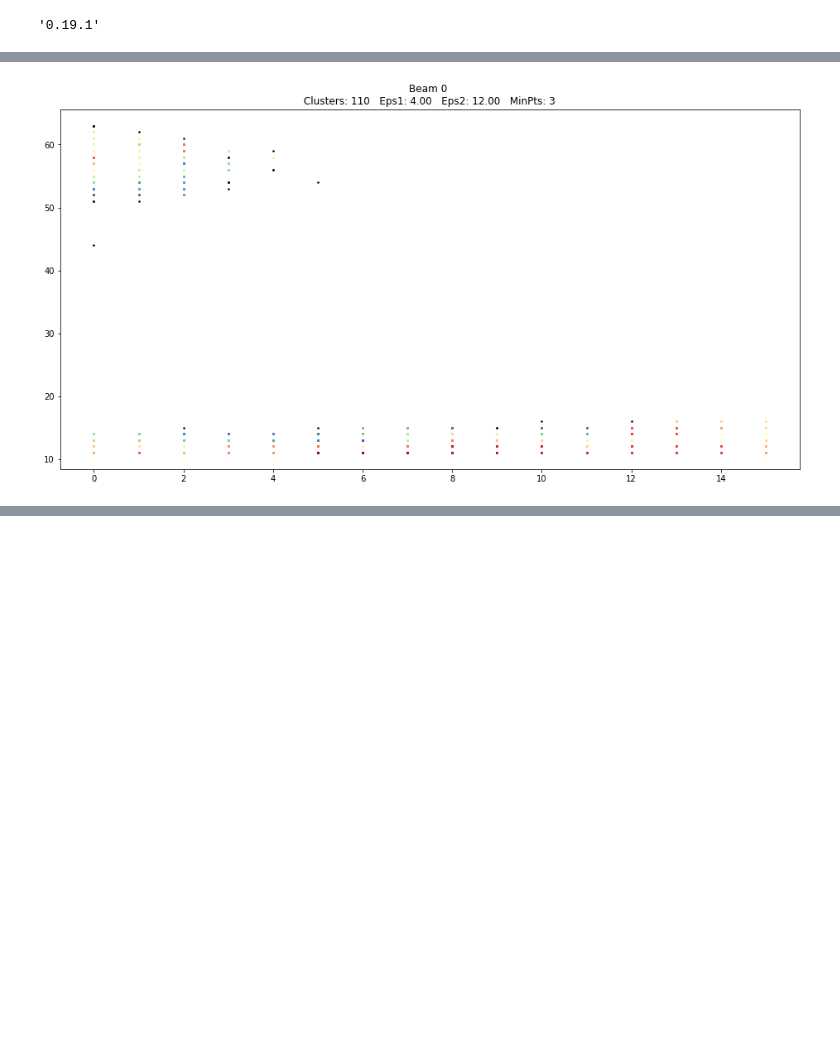
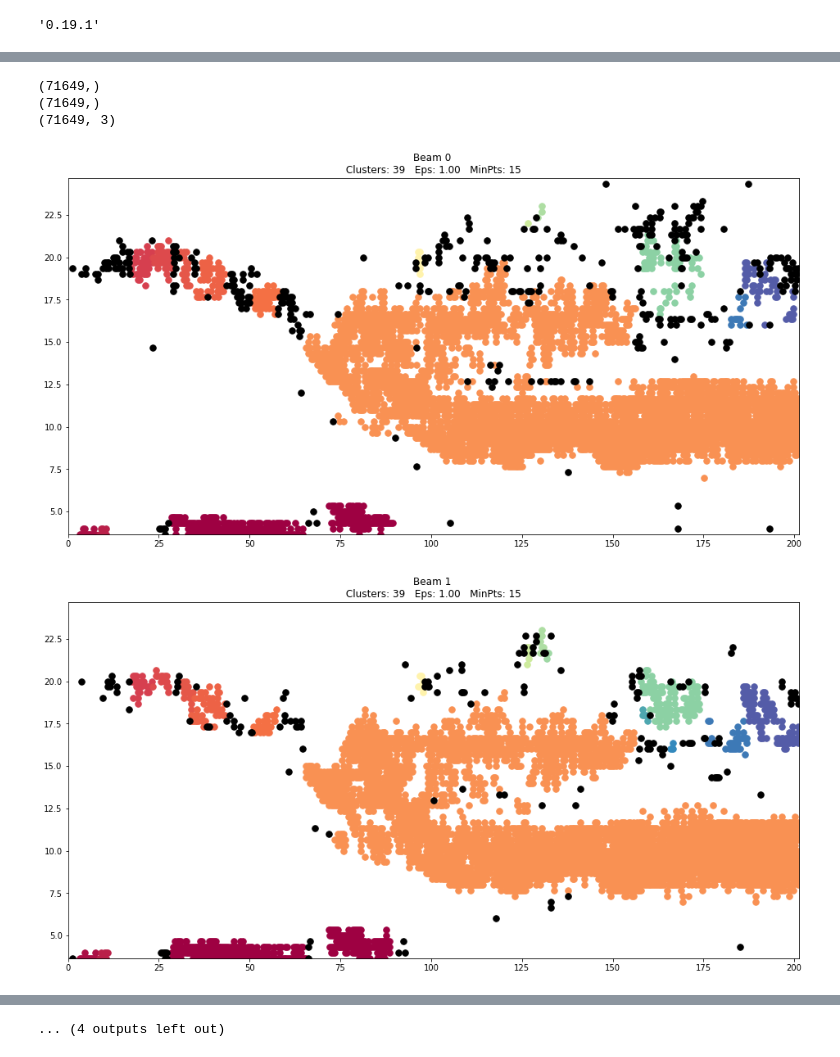
Before and after one commit to vtsuperdarn/clustering_superdarn_data, a Jupyter notebook: dbscan.ipynb, the cells around one changed output, grey strips where cells are left out. Cells and saved outputs as stored; diff of their text form; code cells hidden in the pictures; blank space fills up the shorter version.

Commit message:
Added Grid-based DBSCAN and GMM+DBSCAN plotter

```diff
--- a/dbscan.ipynb
+++ b/dbscan.ipynb
@@ -9,7 +9,7 @@ from superdarn_cluster.dbtools import flatten_data_11_features, read_db
 import datetime as dt
 
 start_time = dt.datetime(2018, 2, 7, 12)
-end_time = dt.datetime(2018, 2, 7, 14)
+end_time = dt.datetime(2018, 2, 7, 20)
 rad = 'sas'
 db_path = "./Data/sas_GSoC_2018-02-07.db"
 b = 0
@@ -42,6 +42,7 @@ scaled_time = (time - time[0]) * 0.000467 #(time - np.floor(time)) * 24 * 60 * 6
 uniq_time = np.sort(np.unique(scaled_time))
 shifted_time = np.roll(uniq_time, -1)
 dt = np.min((shifted_time - uniq_time)[:-1])
+integer_time = scaled_time / dt
 scaled_time = scale(scaled_time / (dt))
 print(dt)
 # Divide by variance and center mean at 0
@@ -89,7 +65,14 @@ print(np.unique(df['cluster']))
 # %%
 # ~~ DBSCAN ~~
-eps, minPts = 1.5, 4
-# db = DBSCAN(eps=eps, min_samples=minPts).fit(X)
+time_eps = 50.0
+beam_eps = 2.0
+gate_eps = 3.0
+
+X = np.column_stack((beam / beam_eps, gate / gate_eps, integer_time / time_eps))
+print(X.shape)
+
+eps, minPts = 1, 15
+db = DBSCAN(eps=eps, min_samples=minPts).fit(X)
 core_samples_mask = np.zeros_like(db.labels_, dtype=bool)
 core_samples_mask[db.core_sample_indices_] = True
 labels = db.labels_
@@ -108,5 +91,0 @@ Estimated number of clusters: 37
-# %%
-#print('Estimated number of clusters: %d' % n_clusters_)
-print(df['cluster'])
-labels = np.array(df['cluster'])
-n_clusters_ = len(set(labels)) - (1 if -1 in labels else 0)
@@ -131,41 +92,38 @@ Name: cluster, Length: 4431, dtype: int64
+# %%
+print(labels.shape)
+print(core_samples_mask.shape)
+print(X.shape)
+# %% [output]
+(71649,)
+(71649,)
+(71649, 3)
 # %%
-# #############################################################################
-# Plot result
-
 # Black removed and is used for noise instead.
 unique_labels = set(labels)
 colors = [plt.cm.Spectral(each)
           for each in np.linspace(0, 1, len(unique_labels))]
 range_max = data_dict['nrang'][0]
 
+for b in range(16):
+    fig = plt.figure(figsize=(16,8))
+    for k, col in zip(unique_labels, colors):
+        if k == -1:
+            # Black used for noise.
+            col = [0, 0, 0, 1]
 
-fig = plt.figure(figsize=(16, 8))
+        class_member_mask = (labels == k)
+        beam_mask = (beam == b)
 
-for k, col in zip(unique_labels, colors):
-    if k == -1:
-        # Black used for noise.
-        col = [0, 0, 0, 1]
+        xy = X[class_member_mask & core_samples_mask & beam_mask]
+        plt.plot(xy[:, 2], xy[:, 1], '.', color=tuple(col), markersize=15)
 
+        xy = X[class_member_mask & ~core_samples_mask & beam_mask]
+        plt.plot(xy[:, 2], xy[:, 1], '.', color=tuple(col), markersize=15)
 
-    class_member_mask = (labels == k)
-    #beam_mask = (beam == b)
-
-    #print(class_member_mask.shape)
-
-    #print(X.shape)
-
-    xy = X[class_member_mask, :]
-    #print(xy.shape)
-    plt.plot(xy[:, 0], xy[:, 1], '.', color=tuple(col), markersize=3)
-
-    #xy = X[class_member_mask & beam_mask]
-    #plt.plot(xy[:, 0], xy[:, 1], '.', color=tuple(col), markersize=3)
-
-#plt.xlim((np.min(time), np.max(time)))
-#plt.ylim((0, range_max))
-plt.title('Beam %d \n Clusters: %d   Eps1: %.2f   Eps2: %.2f   MinPts: %d ' % (b, n_clusters_, space_eps, time_eps, min_pts))
-plt.show()
-#plt.savefig('sas beam ' + str(b) + ' dbscan clusters.png')
-#plt.close()
+    plt.xlim((np.min(integer_time/time_eps), np.max(integer_time/time_eps)))
+    plt.ylim((np.min(gate/gate_eps), np.max(gate/gate_eps)))
+    plt.title('Beam %d \n Clusters: %d   Eps: %.2f   MinPts: %d ' % (b, n_clusters_, eps, minPts))
+    plt.savefig('dbscan beam ' + str(b))
 # %% [output]
-[figure, old version]
+[figure, new version]
+[figure, added]
@@ -172,3 +140,4 @@ plt.show()
+... (4 outputs left out)
 # %%
 from superdarn_cluster.utilities import plot_clusters
 
```
Also changed, not shown: parts of 10 cells of this notebook, 5 other files.
